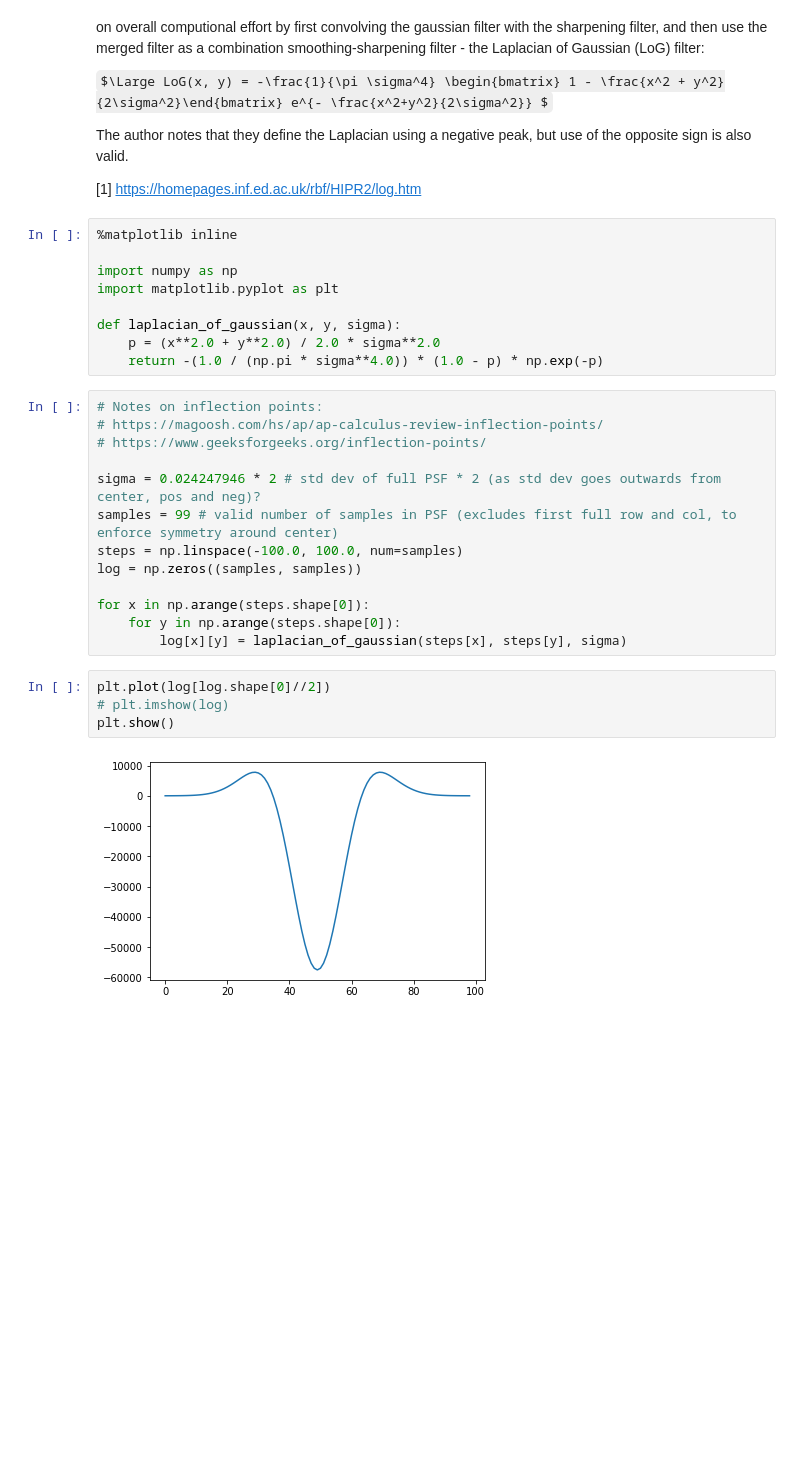
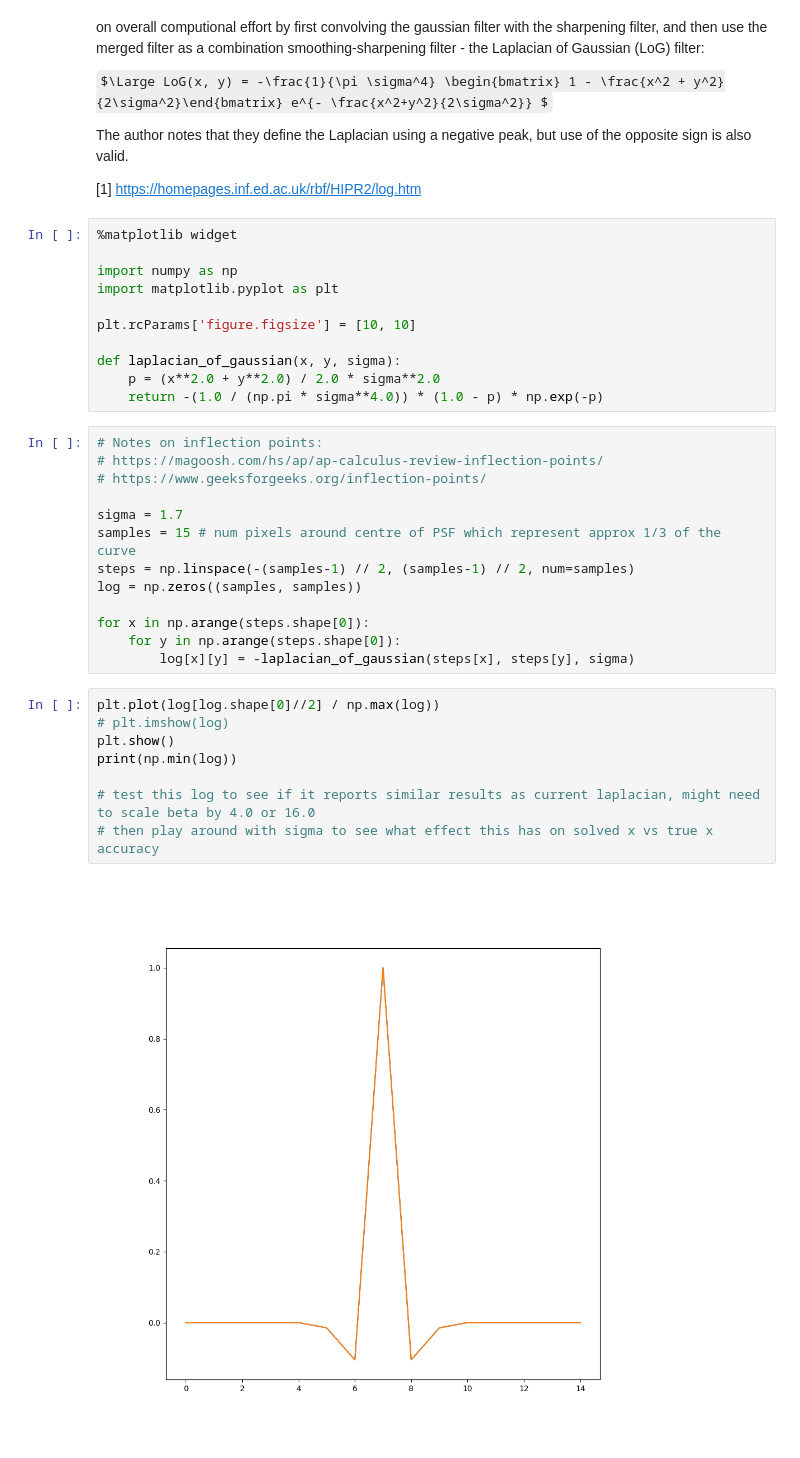
Before and after one commit to adamrcampbell/supy-res-imaging, a Jupyter notebook: notebooks/Laplacian of Gaussian (LoG).ipynb, the cells around one changed output. Drawn from its saved outputs; the diff is of its cells as text; some formulas as TeX source; blank space fills up the shorter version.

Commit message:
Experimenting with laplacian of gaussian... seems like a waste of time?

```diff
--- a/notebooks/Laplacian of Gaussian (LoG).ipynb
+++ b/notebooks/Laplacian of Gaussian (LoG).ipynb
@@ -8,11 +8,13 @@ The author notes that they define the Laplacian using a negative peak, but use o
 
 [1] https://homepages.inf.ed.ac.uk/rbf/HIPR2/log.htm
 # %%
-%matplotlib inline
+%matplotlib widget
 
 import numpy as np
 import matplotlib.pyplot as plt
 
+plt.rcParams['figure.figsize'] = [10, 10]
+
 def laplacian_of_gaussian(x, y, sigma):
     p = (x**2.0 + y**2.0) / 2.0 * sigma**2.0
     return -(1.0 / (np.pi * sigma**4.0)) * (1.0 - p) * np.exp(-p)
@@ -21,17 +23,21 @@ def laplacian_of_gaussian(x, y, sigma):
 # https://magoosh.com/hs/ap/ap-calculus-review-inflection-points/
 # https://www.geeksforgeeks.org/inflection-points/
 
-sigma = 0.024247946 * 2 # std dev of full PSF * 2 (as std dev goes outwards from center, pos and neg)?
-samples = 99 # valid number of samples in PSF (excludes first full row and col, to enforce symmetry around center)
-steps = np.linspace(-100.0, 100.0, num=samples)
+sigma = 1.7
+samples = 15 # num pixels around centre of PSF which represent approx 1/3 of the curve
+steps = np.linspace(-(samples-1) // 2, (samples-1) // 2, num=samples)
 log = np.zeros((samples, samples))
 
 for x in np.arange(steps.shape[0]):
     for y in np.arange(steps.shape[0]):
-        log[x][y] = laplacian_of_gaussian(steps[x], steps[y], sigma)
+        log[x][y] = -laplacian_of_gaussian(steps[x], steps[y], sigma)
 # %%
-plt.plot(log[log.shape[0]//2])
+plt.plot(log[log.shape[0]//2] / np.max(log))
 # plt.imshow(log)
 plt.show()
+print(np.min(log))
+
+# test this log to see if it reports similar results as current laplacian, might need to scale beta by 4.0 or 16.0
+# then play around with sigma to see what effect this has on solved x vs true x accuracy
 # %% [output]
-[figure, old version]
+[figure, new version]
```
Also changed, not shown: parts of 1 cell of this notebook, 4 other files.
